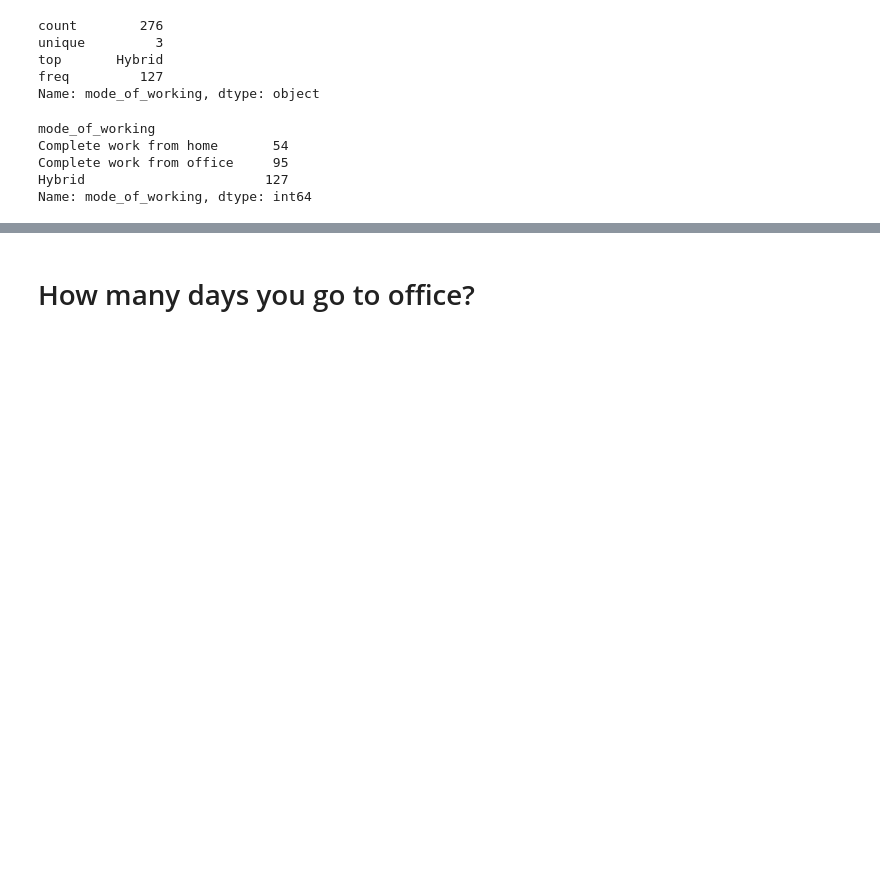
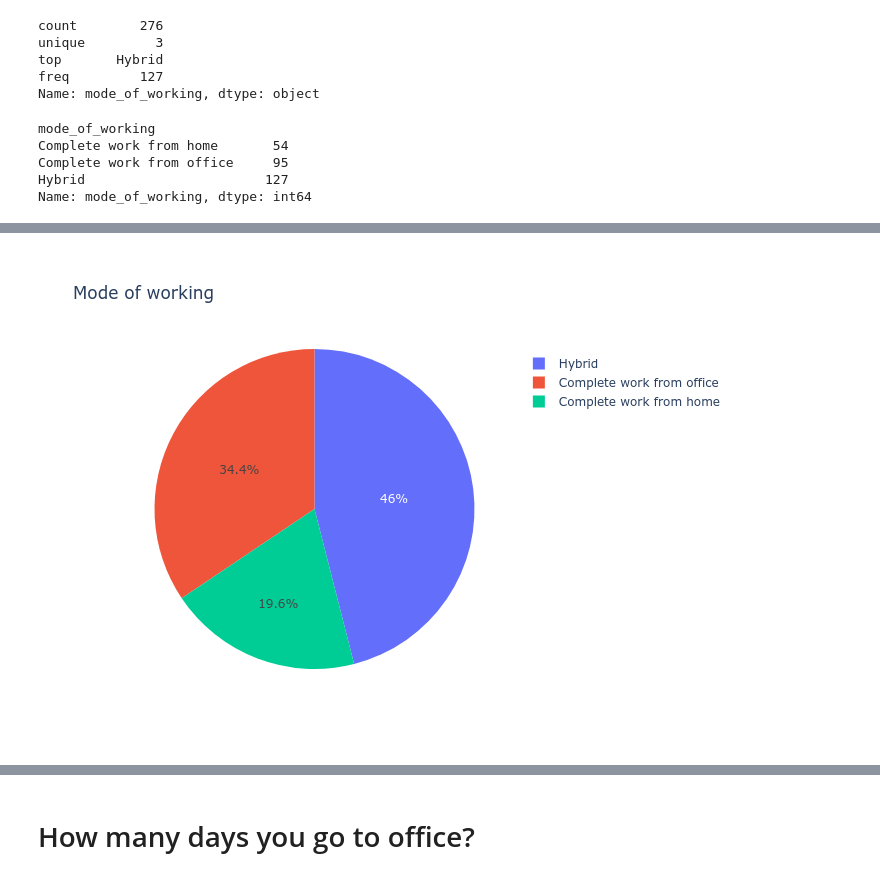
Before and after one commit to qtepgp15d/Quantitative-Techniques, a Jupyter notebook: notebook.ipynb, the cells around one changed output, grey strips where cells are left out. Cells and saved outputs as stored; diff of their text form; code cells hidden in the pictures; blank space fills up the shorter version.

```diff
--- a/notebook.ipynb
+++ b/notebook.ipynb
@@ -1033,7 +1029,7 @@ Name: mode_of_working, dtype: int64
 # %%
 mode_of_working_df = study_records.groupby('mode_of_working')['mode_of_working'].count().to_frame('count').reset_index()
 mode_of_working_df
-df = px.data.tips()
+
 fig = px.pie(mode_of_working_df, values='count', names='mode_of_working', title='Mode of working')
-fig.show()
+fig.show("png")
 # %% [output]
@@ -1041,2 +1036,3 @@ fig.show()
+[figure, added]
 # %%
 fig = px.bar(mode_of_working_df, x='mode_of_working', y='count')
```
Also changed, not shown: parts of 51 cells of this notebook.
